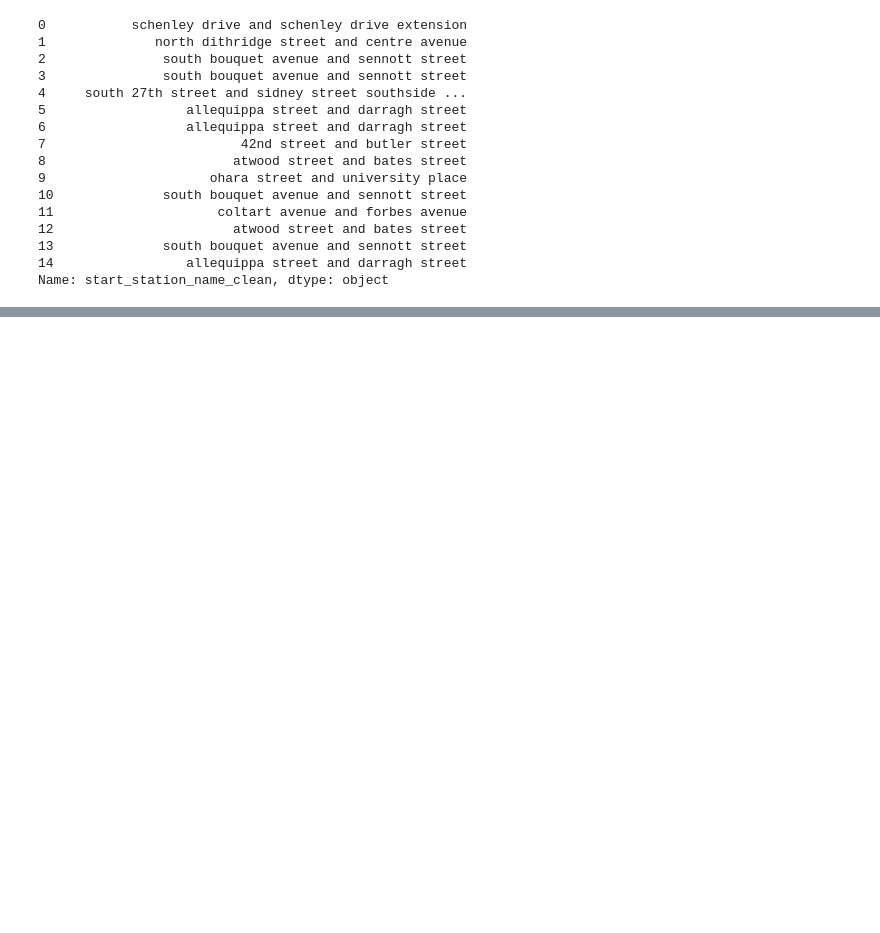
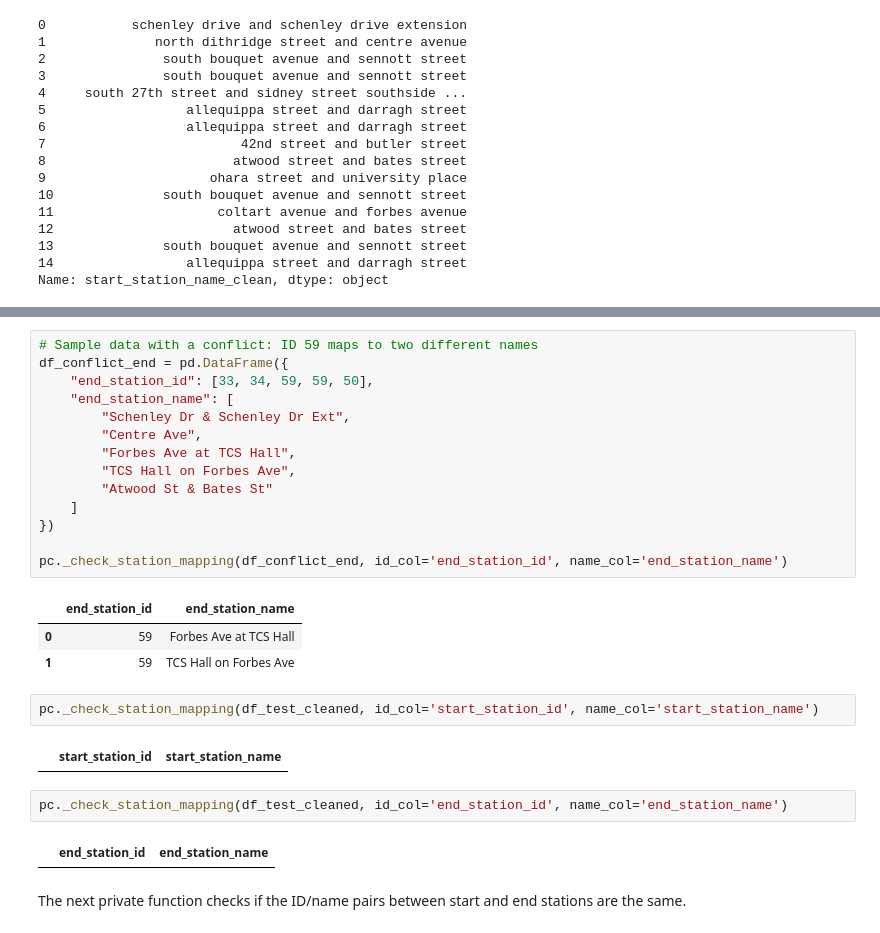
Before and after one commit to manuelgacos/pogoh-ai-engineering, a Jupyter notebook: week-0-setup/EDA_Note_2.ipynb, the cells around one changed output, grey strips where cells are left out. Saved outputs shown, nothing was run; the diff lists cells and outputs as text; blank space fills up the shorter version.

```diff
--- a/week-0-setup/EDA_Note_2.ipynb
+++ b/week-0-setup/EDA_Note_2.ipynb
@@ -355,0 +399,28 @@ os.getcwd()
+# %%
+# Sample data with a conflict: ID 59 maps to two different names
+df_conflict_end = pd.DataFrame({
+    "end_station_id": [33, 34, 59, 59, 50],
+    "end_station_name": [
+        "Schenley Dr & Schenley Dr Ext",
+        "Centre Ave",
+        "Forbes Ave at TCS Hall",
+        "TCS Hall on Forbes Ave",
+        "Atwood St & Bates St"
+    ]
+})
+
+pc._check_station_mapping(df_conflict_end, id_col='end_station_id', name_col='end_station_name')
+# %% [output]
+|  | end_station_id | end_station_name |
+| 0 | 59 | Forbes Ave at TCS Hall |
+| 1 | 59 | TCS Hall on Forbes Ave |
+# %%
+pc._check_station_mapping(df_test_cleaned, id_col='start_station_id', name_col='start_station_name')
+# %% [output]
+|  | start_station_id | start_station_name |
+# %%
+pc._check_station_mapping(df_test_cleaned, id_col='end_station_id', name_col='end_station_name')
+# %% [output]
+|  | end_station_id | end_station_name |
+# %% [markdown]
+The next private function checks if the ID/name pairs between start and end stations are the same.
```
Also changed, not shown: parts of 15 cells of this notebook, 1 other file.
